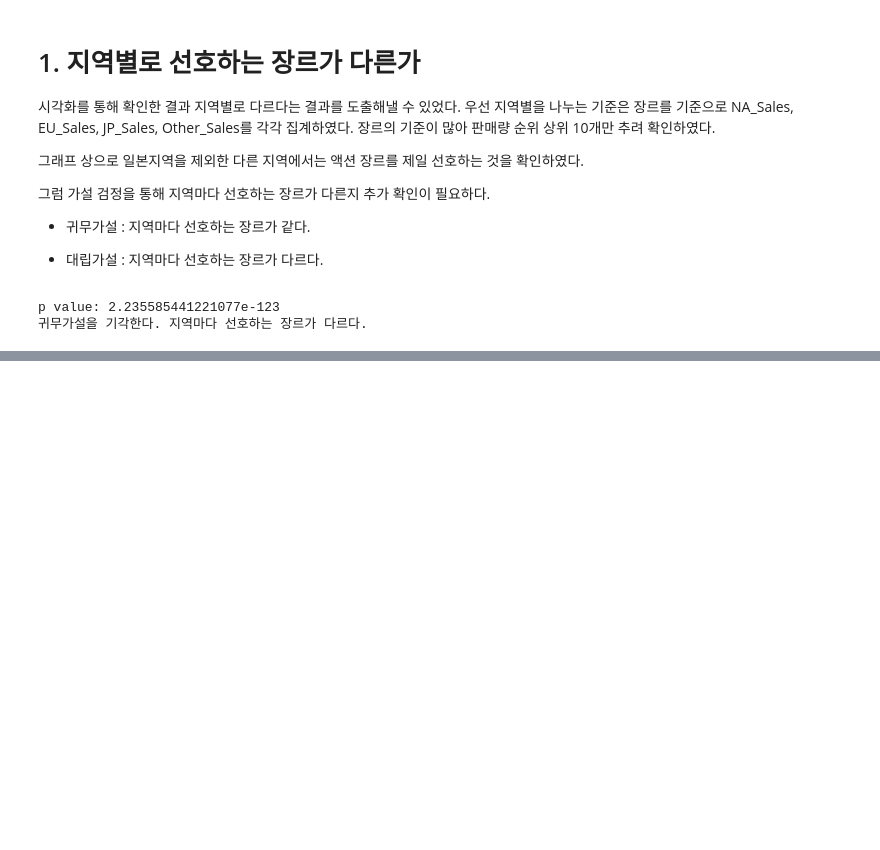
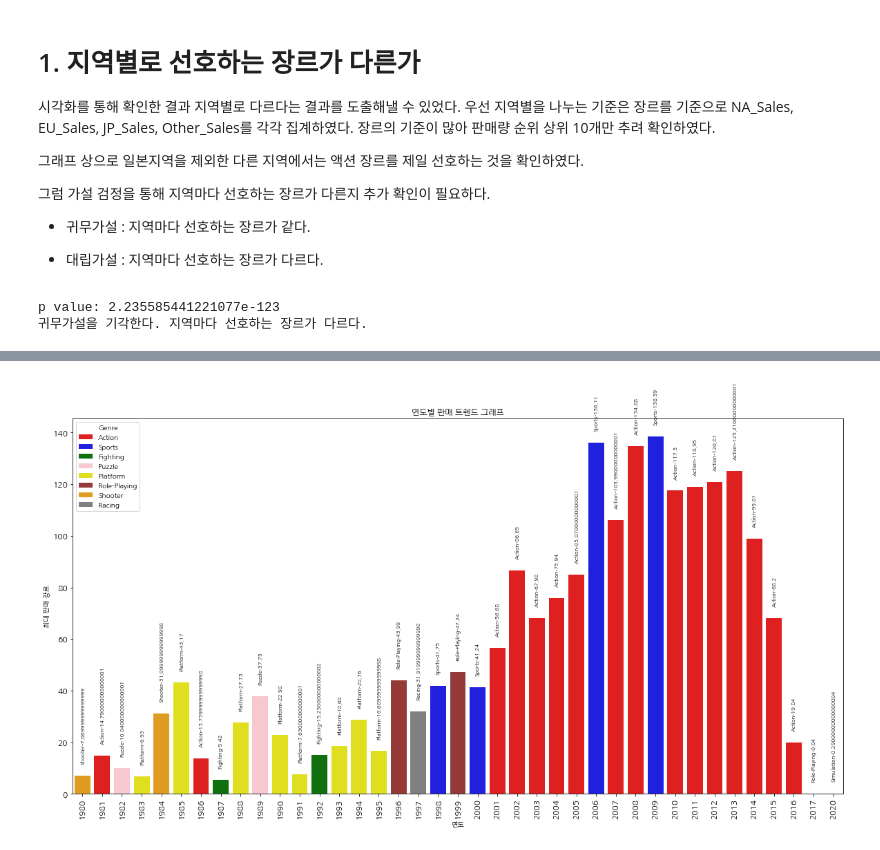
Before and after one commit to yskim1230/AIB_Section1-PJT_Game-Production-Plan, a Jupyter notebook: AI_18_Section1_pjt(김영석)_Visuallization_과정.ipynb, the cells around one changed output, grey strips where cells are left out. Drawn from its saved outputs; the diff is of its cells as text; code cells hidden in the pictures; blank space fills up the shorter version.

```diff
--- a/AI_18_Section1_pjt(김영석)_Visuallization_과정.ipynb
+++ b/AI_18_Section1_pjt(김영석)_Visuallization_과정.ipynb
@@ -163,0 +228,60 @@ Name: Count, Length: 388, dtype: bool
+# %%
+# 연도별로 출시된 장르가 Action이 많은 것을 확인했으나 실제 출고량도 그에 비례하는 지 확인이 필요하다.
+# Sales 합 Column 추가
+df['Sales_sum'] = df['NA_Sales']+df['EU_Sales']+df['JP_Sales']+df['Other_Sales']
+df_year_sales = df.groupby(['Year', 'Genre'])['Sales_sum'].sum().reset_index()
+df_max_year_sales = df_year_sales.groupby('Year')['Sales_sum'].transform(max) == df_year_sales['Sales_sum']
+year_max_sales = df_year_sales[df_max_year_sales].reset_index(drop=True)
+#year_max_sales
+
+plt.figure(figsize=(20,10))
+genre = year_max_sales['Genre'].values
+
+
+colors = ["red"]
+sns.set_palette(sns.color_palette(colors))
+year_barplot = sns.barplot(x='Year', y='Sales_sum',hue='Genre', data=year_max_sales,hue_order=['Action'])
+
+colors = ["blue"]
+sns.set_palette(sns.color_palette(colors))
+year_barplot = sns.barplot(x='Year', y='Sales_sum',hue='Genre', data=year_max_sales,hue_order=['Sports'])
+
+colors = ["green"]
+sns.set_palette(sns.color_palette(colors))
+year_barplot = sns.barplot(x='Year', y='Sales_sum',hue='Genre', data=year_max_sales,hue_order=['Fighting'])
+
+colors = ["pink"]
+sns.set_palette(sns.color_palette(colors))
+year_barplot = sns.barplot(x='Year', y='Sales_sum',hue='Genre', data=year_max_sales,hue_order=['Puzzle'])
+
+colors = ["yellow"]
+sns.set_palette(sns.color_palette(colors))
+year_barplot = sns.barplot(x='Year', y='Sales_sum',hue='Genre', data=year_max_sales,hue_order=['Platform'])
+
+colors = ["brown"]
+sns.set_palette(sns.color_palette(colors))
+year_barplot = sns.barplot(x='Year', y='Sales_sum',hue='Genre', data=year_max_sales,hue_order=['Role-Playing'])
+
+colors = ["orange"]
+sns.set_palette(sns.color_palette(colors))
+year_barplot = sns.barplot(x='Year', y='Sales_sum',hue='Genre', data=year_max_sales,hue_order=['Shooter'])
+
+colors = ["gray"]
+sns.set_palette(sns.color_palette(colors))
+year_barplot = sns.barplot(x='Year', y='Sales_sum',hue='Genre', data=year_max_sales,hue_order=['Racing'])
+
+
+cnt = 0
+for value in year_max_sales['Sales_sum']:
+    year_barplot.text(x=cnt, y=value + 5, s=str(genre[cnt] + '-' + str(value)),
+            color='black', size=8, rotation=90, ha='center')
+    cnt+=1
+plt.xticks(rotation=90, fontsize=12)
+plt.yticks(fontsize=12)
+
+plt.title('연도별 판매 트렌드 그래프')
+plt.xlabel('연도')
+plt.ylabel('최대 판매 장르')
+plt.show()
+# %% [output]
+[figure, added]
```
Also changed, not shown: parts of 18 cells of this notebook, 8 other files.
